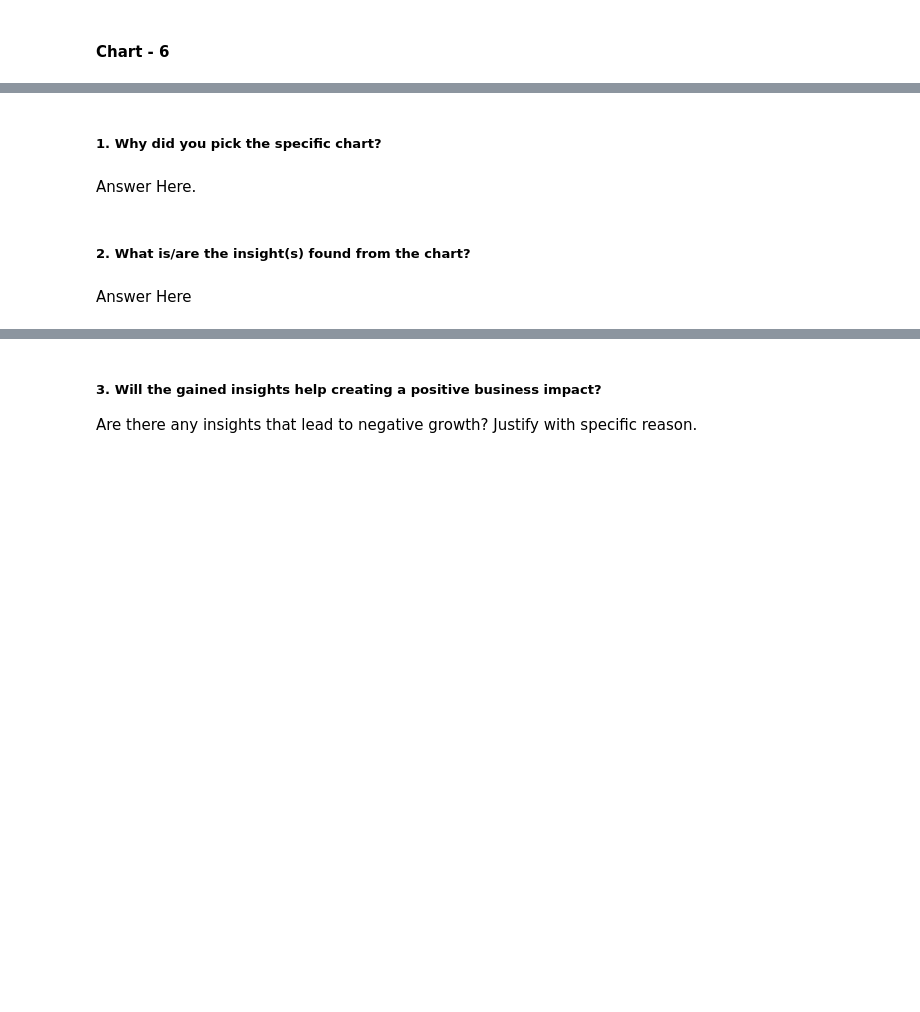
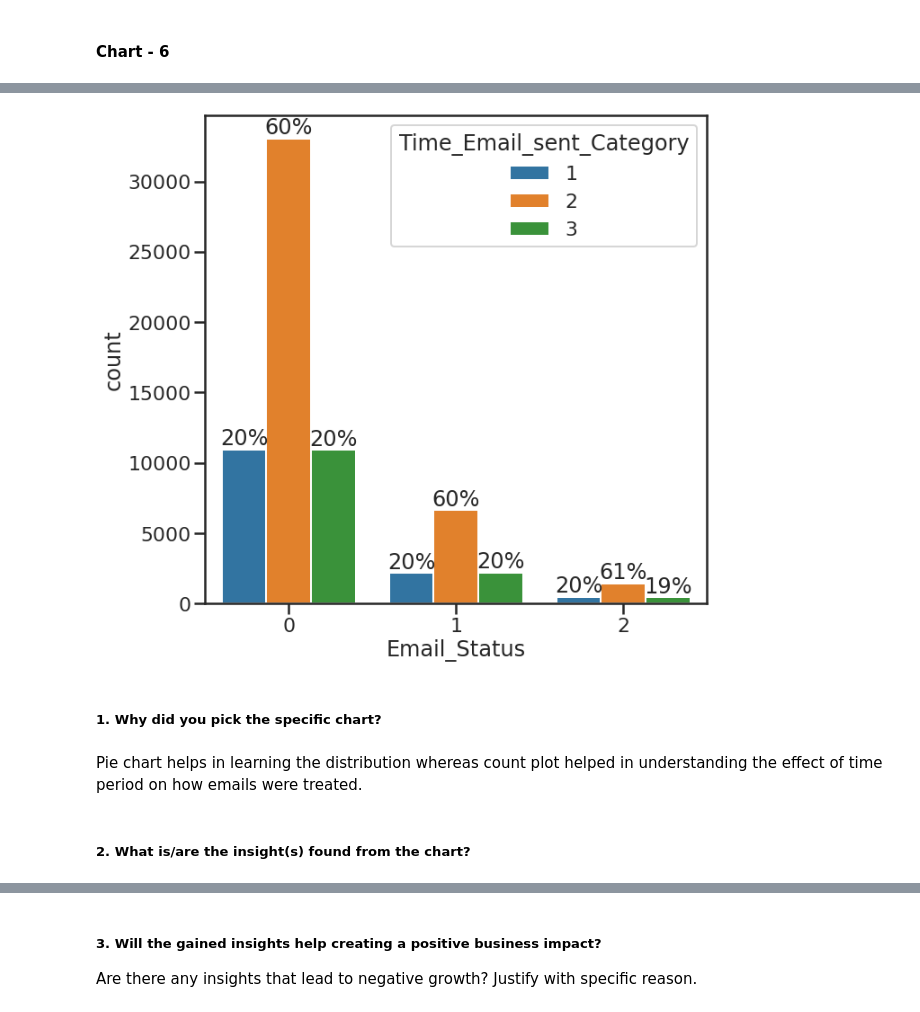
Before and after one commit to abhinav4201/Classification-Email-Campaign-Effectiveness-Prediction, a Jupyter notebook: Email_Campaign_Effectiveness_Prediction_capstone_3.ipynb, the cells around one changed output, grey strips where cells are left out. Cells and saved outputs as stored; diff of their text form; code cells hidden in the pictures; blank space fills up the shorter version.

```diff
--- a/Email_Campaign_Effectiveness_Prediction_capstone_3.ipynb
+++ b/Email_Campaign_Effectiveness_Prediction_capstone_3.ipynb
@@ -987,8 +1051,24 @@ May be customer location G had more potential but it coversion rate is lower whi
+# %%
+#bar plot for understanding how email status is affected by Time_Email_sent
+plt.figure(figsize = (10,10))
+ax = sns.countplot(x=df['Email_Status'], hue=df['Time_Email_sent_Category'])
+unique = len([x for x in df['Email_Status'].unique()])
+bars = ax.patches
+for i in range(unique):
+    catbars=bars[i:][::unique]
+    #get height
+    total = sum([x.get_height() for x in catbars])
+    #print percentage
+    for bar in catbars:
+      ax.text(bar.get_x()+bar.get_width()/2.,
+                  bar.get_height(),
+                  f'{bar.get_height()/total:.0%}',
+                  ha="center",va="bottom")
+# %% [output]
+[figure, added]
 # %% [markdown]
 ##### 1. Why did you pick the specific chart?
-# %% [markdown]
-Answer Here.
+# %% [markdown]
+Pie chart helps in learning the distribution whereas count plot helped in understanding the effect of time period on how emails were treated.
 # %% [markdown]
 ##### 2. What is/are the insight(s) found from the chart?
-# %% [markdown]
-Answer Here
```
Also changed, not shown: parts of 17 cells of this notebook.
